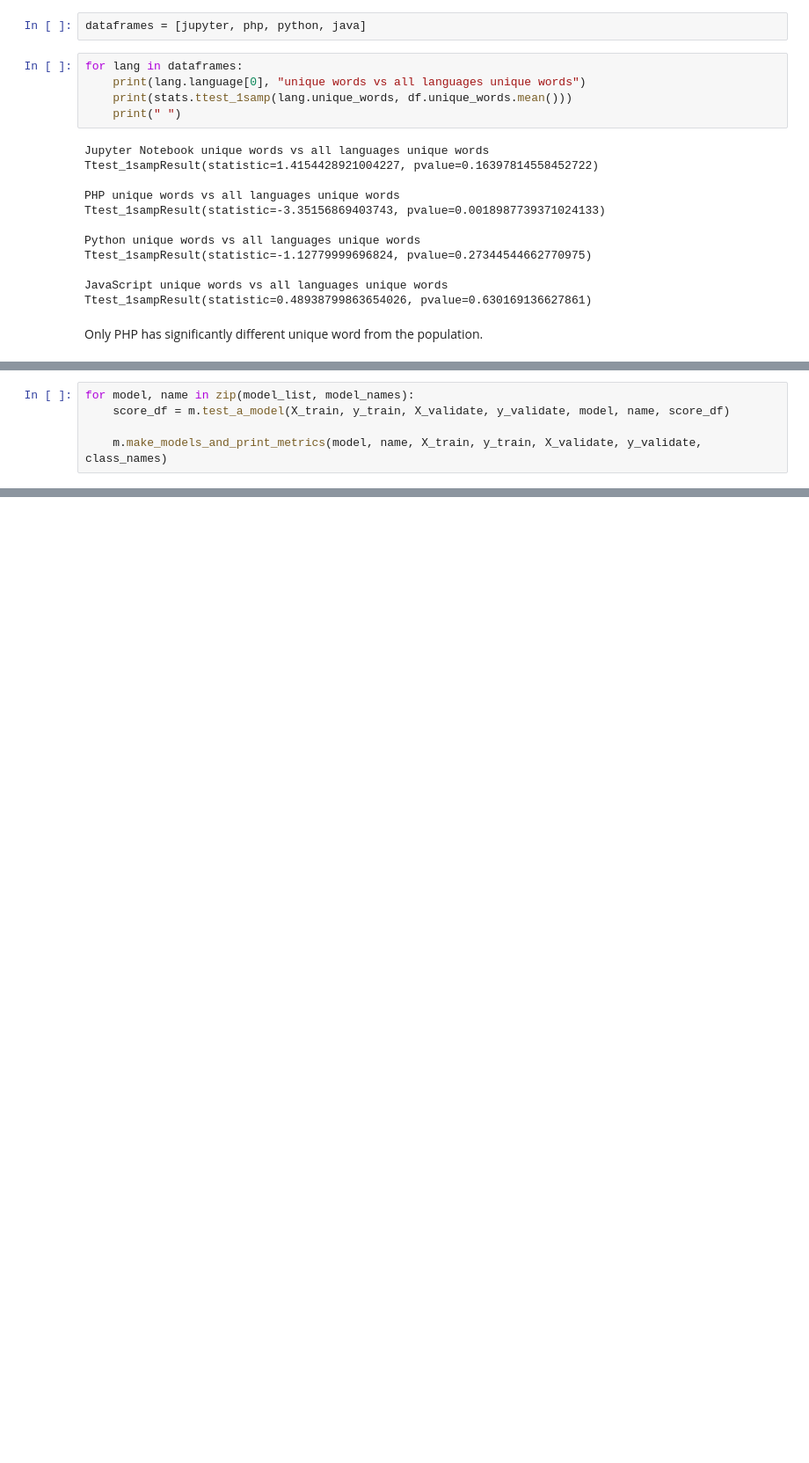
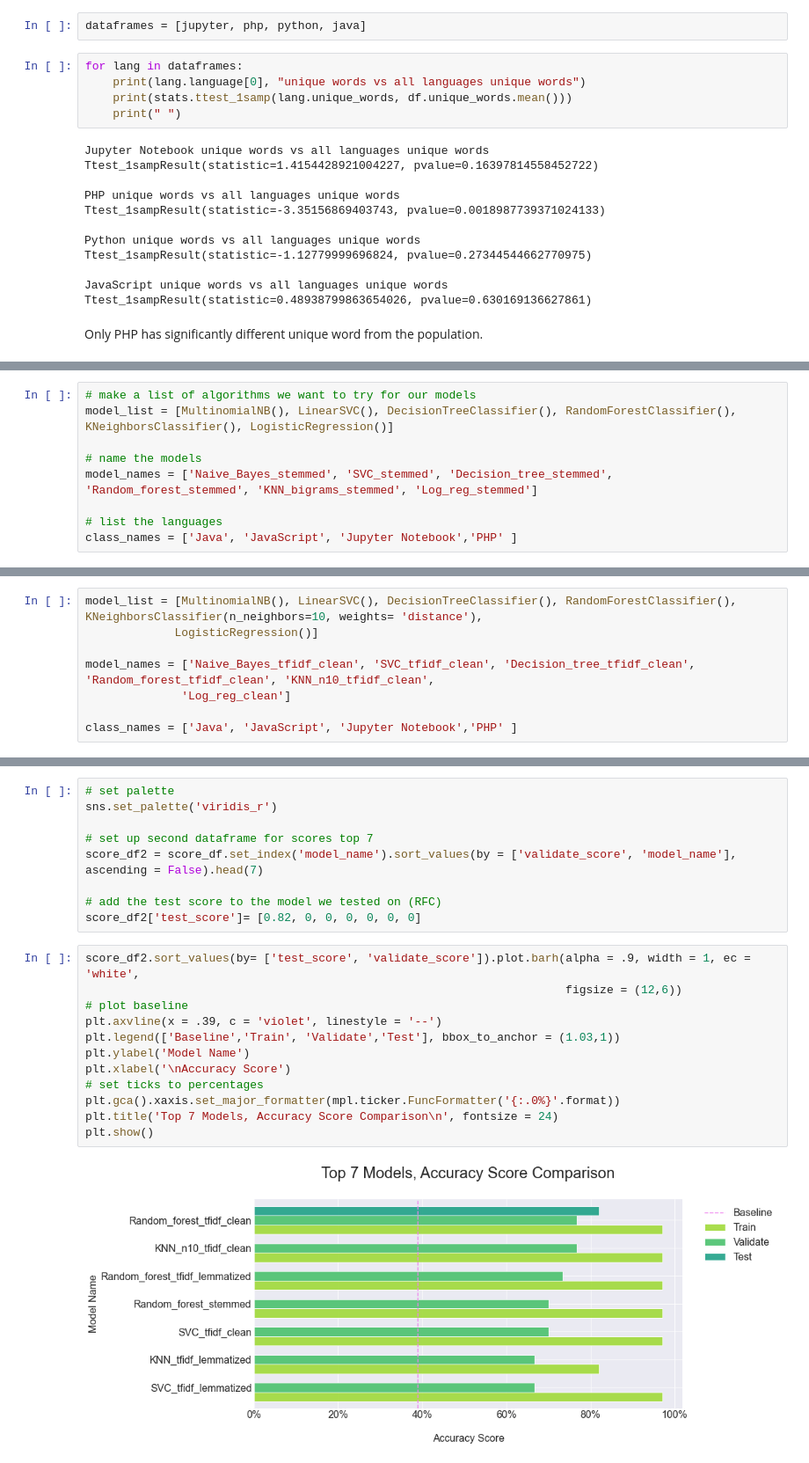
Before and after one commit to nlp-project-germain-group-6/nlp-web-scraping, a Jupyter notebook: chris_initial-edit.ipynb, the cells around one changed output, grey strips where cells are left out. Shown at 88% size. Cells and saved outputs as stored; diff of their text form; blank space fills up the shorter version.

```diff
--- a/chris_initial-edit.ipynb
+++ b/chris_initial-edit.ipynb
@@ -723,5 +628,0 @@ class_names = ['Java', 'JavaScript', 'Jupyter Notebook','PHP' ]
-# %%
-for model, name in zip(model_list, model_names):
-    score_df = m.test_a_model(X_train, y_train, X_validate, y_validate, model, name, score_df)
-
-    m.make_models_and_print_metrics(model, name, X_train, y_train, X_validate, y_validate, class_names)
@@ -915,0 +752,9 @@ score_df.sort_values(by = 'validate_score', ascending = False)
+# %%
+# make a list of algorithms we want to try for our models
+model_list = [MultinomialNB(), LinearSVC(), DecisionTreeClassifier(), RandomForestClassifier(), KNeighborsClassifier(), LogisticRegression()]
+
+# name the models
+model_names = ['Naive_Bayes_stemmed', 'SVC_stemmed', 'Decision_tree_stemmed', 'Random_forest_stemmed', 'KNN_bigrams_stemmed', 'Log_reg_stemmed']
+
+# list the languages
+class_names = ['Java', 'JavaScript', 'Jupyter Notebook','PHP' ]
@@ -915,0 +811,8 @@ score_df.sort_values(by = 'validate_score', ascending = False)
+# %%
+model_list = [MultinomialNB(), LinearSVC(), DecisionTreeClassifier(), RandomForestClassifier(), KNeighborsClassifier(n_neighbors=10, weights= 'distance'),
+             LogisticRegression()]
+
+model_names = ['Naive_Bayes_tfidf_clean', 'SVC_tfidf_clean', 'Decision_tree_tfidf_clean', 'Random_forest_tfidf_clean', 'KNN_n10_tfidf_clean',
+              'Log_reg_clean']
+
+class_names = ['Java', 'JavaScript', 'Jupyter Notebook','PHP' ]
@@ -915,0 +911,23 @@ score_df.sort_values(by = 'validate_score', ascending = False)
+# %%
+# set palette
+sns.set_palette('viridis_r')
+
+# set up second dataframe for scores top 7
+score_df2 = score_df.set_index('model_name').sort_values(by = ['validate_score', 'model_name'], ascending = False).head(7)
+
+# add the test score to the model we tested on (RFC)
+score_df2['test_score']= [0.82, 0, 0, 0, 0, 0, 0]
+# %%
+score_df2.sort_values(by= ['test_score', 'validate_score']).plot.barh(alpha = .9, width = 1, ec = 'white',
+                                                                      figsize = (12,6))
+# plot baseline
+plt.axvline(x = .39, c = 'violet', linestyle = '--')
+plt.legend(['Baseline','Train', 'Validate','Test'], bbox_to_anchor = (1.03,1))
+plt.ylabel('Model Name')
+plt.xlabel('\nAccuracy Score')
+# set ticks to percentages
+plt.gca().xaxis.set_major_formatter(mpl.ticker.FuncFormatter('{:.0%}'.format))
+plt.title('Top 7 Models, Accuracy Score Comparison\n', fontsize = 24)
+plt.show()
+# %% [output]
+[figure, added]
```
Also changed, not shown: parts of 65 cells of this notebook.
